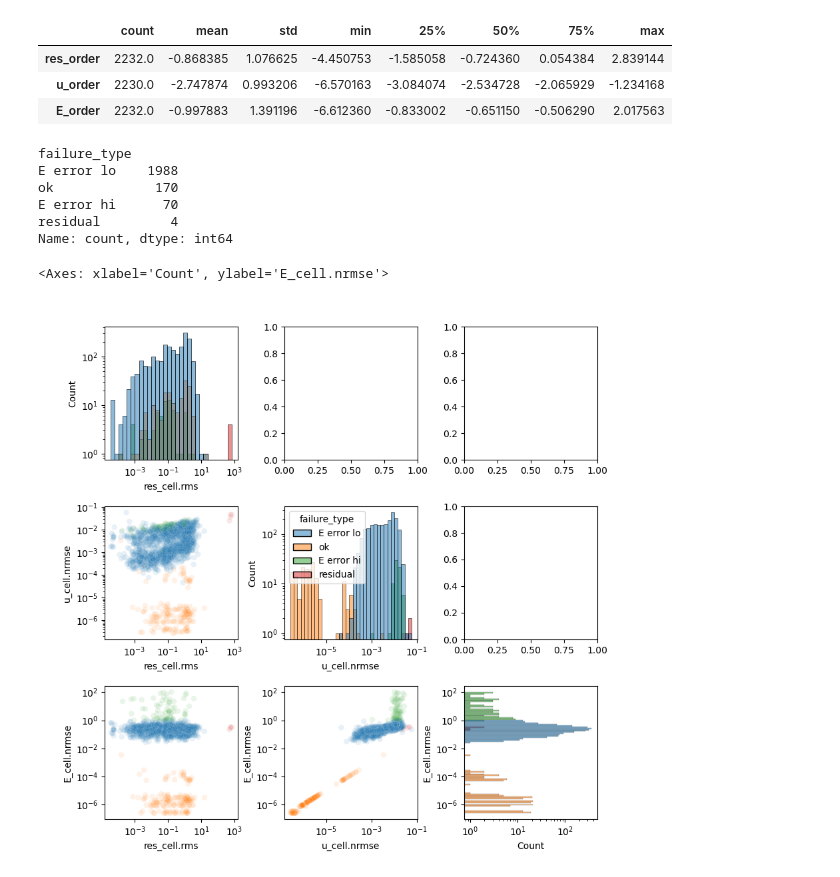
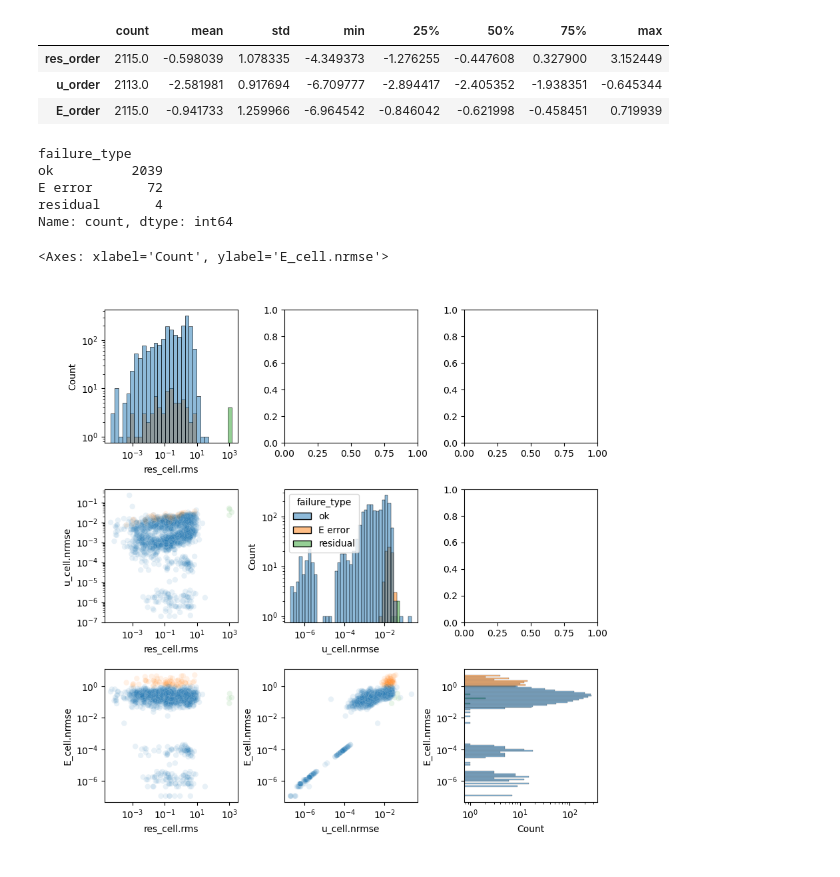
Before and after one commit to mattragoza/lung-project, a Jupyter notebook: notebooks/shapenet/21-optimize-experiment.ipynb, the cells around one changed output. Drawn from its saved outputs; the diff is of its cells as text; code cells hidden in the pictures.

Commit message:
investigate single material examples- need to filter AFTER preprocess

```diff
--- a/notebooks/shapenet/21-optimize-experiment.ipynb
+++ b/notebooks/shapenet/21-optimize-experiment.ipynb
@@ -184,5 +301,5 @@ jobs = ps.submit(jobs)
 # %%
 %autoreload
-df = ps.outputs(jobs, output_name='outputs/optimize/metrics.csv')
-df
+mat_df = ps.outputs(jobs, output_name='outputs/material_metrics.csv', skip_errors=True)
+mat_df
 # %% [output]
@@ -257,0 +436,9 @@ df.groupby(['has_na', 'u_isna', 'E_isna', 'res_isna', 'ucorr_isna', 'Ecorr_isna'
+# %%
+single_mat = (
+    mat_df
+    .groupby(['subject', 'params.rho_known'])['material']
+    .nunique()
+    .reset_index(name='n_materials')
+    .query('n_materials == 1')
+)
+single_mat
@@ -258,65 +558,65 @@ df.groupby(['has_na', 'u_isna', 'E_isna', 'res_isna', 'ucorr_isna', 'Ecorr_isna'
 # %%
-df['res_order'] = np.log10(df['res_cell.rms'])
-df['u_order'] = np.log10(df['u_cell.nrmse'])
-df['E_order'] = np.log10(df['E_cell.nrmse'])
-df[['res_order', 'u_order', 'E_order']].describe().T
+import numpy as np
+ex_df['res_order'] = np.log10(ex_df['res_cell.rms'])
+ex_df['u_order'] = np.log10(ex_df['u_cell.nrmse'])
+ex_df['E_order'] = np.log10(ex_df['E_cell.nrmse'])
+ex_df[['res_order', 'u_order', 'E_order']].describe().T
 # %% [output]
 |  | count | mean | std | min | 25% | 50% | 75% | max |
-| res_order | 2232.0 | -0.868385 | 1.076625 | -4.450753 | -1.585058 | -0.724360 | 0.054384 | 2.839144 |
-| u_order | 2230.0 | -2.747874 | 0.993206 | -6.570163 | -3.084074 | -2.534728 | -2.065929 | -1.234168 |
-| E_order | 2232.0 | -0.997883 | 1.391196 | -6.612360 | -0.833002 | -0.651150 | -0.506290 | 2.017563 |
+| res_order | 2115.0 | -0.598039 | 1.078335 | -4.349373 | -1.276255 | -0.447608 | 0.327900 | 3.152449 |
+| u_order | 2113.0 | -2.581981 | 0.917694 | -6.709777 | -2.894417 | -2.405352 | -1.938351 | -0.645344 |
+| E_order | 2115.0 | -0.941733 | 1.259966 | -6.964542 | -0.846042 | -0.621998 | -0.458451 | 0.719939 |
 # %%
 def classify_failure(row):
     if row['res_order'] > 2:
         return 'residual'
+    elif row['u_order'] > 0:
+        return 'u error hi'
     elif row['E_order'] > 0:
-        return 'E error hi'
-    elif row['E_order'] > -2:
-        return 'E error lo'
+        return 'E error'
     return 'ok'
 
-df['failure_type'] = df.apply(classify_failure, axis=1)
-df['failure_type'].value_counts()
+ex_df['failure_type'] = ex_df.apply(classify_failure, axis=1)
+ex_df['failure_type'].value_counts()
 # %% [output]
 failure_type
-E error lo    1988
-ok             170
-E error hi      70
-residual         4
+ok          2039
+E error       72
+residual       4
 Name: count, dtype: int64
 # %%
 fig, axes = mpl_viz.subplot_grid(3, 3, ax_height=2, ax_width=2, padding=(1.0, 0.4, 0.6, 0.4), spacing=0.7) # lrbt
 
 ax = axes[0,0]
 ax.set_xscale('log', base=10)
 ax.set_yscale('log', base=10)
-sns.histplot(df, x='res_cell.rms', hue='failure_type', legend=False, ax=ax)
+sns.histplot(ex_df, x='res_cell.rms', hue='failure_type', legend=False, ax=ax)
 
 ax = axes[1,0]
 ax.set_xscale('log', base=10)
 ax.set_yscale('log', base=10)
-sns.scatterplot(df, x='res_cell.rms', y='u_cell.nrmse', hue='failure_type', legend=False, ax=ax, alpha=0.1)
+sns.scatterplot(ex_df, x='res_cell.rms', y='u_cell.nrmse', hue='failure_type', legend=False, ax=ax, alpha=0.1)
 
 ax = axes[2,0]
 ax.set_xscale('log', base=10)
 ax.set_yscale('log', base=10)
-sns.scatterplot(df, x='res_cell.rms', y='E_cell.nrmse', hue='failure_type', legend=False, ax=ax, alpha=0.1)
+sns.scatterplot(ex_df, x='res_cell.rms', y='E_cell.nrmse', hue='failure_type', legend=False, ax=ax, alpha=0.1)
 
 ax = axes[1,1]
 ax.set_xscale('log', base=10)
 ax.set_yscale('log', base=10)
-sns.histplot(df, x='u_cell.nrmse', hue='failure_type', legend=True, ax=ax)
+sns.histplot(ex_df, x='u_cell.nrmse', hue='failure_type', legend=True, ax=ax)
 
 ax = axes[2,1]
 ax.set_xscale('log', base=10)
 ax.set_yscale('log', base=10)
-sns.scatterplot(df, x='u_cell.nrmse', y='E_cell.nrmse', hue='failure_type', legend=False, ax=ax, alpha=0.1)
+sns.scatterplot(ex_df, x='u_cell.nrmse', y='E_cell.nrmse', hue='material', legend=False, ax=ax, alpha=0.1)
 
 ax = axes[2,2]
 ax.set_xscale('log', base=10)
 ax.set_yscale('log', base=10)
-sns.histplot(df, y='E_cell.nrmse', hue='failure_type', legend=False, ax=ax)
+sns.histplot(ex_df, y='E_cell.nrmse', hue='failure_type', legend=False, ax=ax)
 # %% [output]
 <Axes: xlabel='Count', ylabel='E_cell.nrmse'>
-[figure, old version]
+[figure, new version]
 # %%
```
Also changed, not shown: parts of 38 cells of this notebook, 1 other file.
